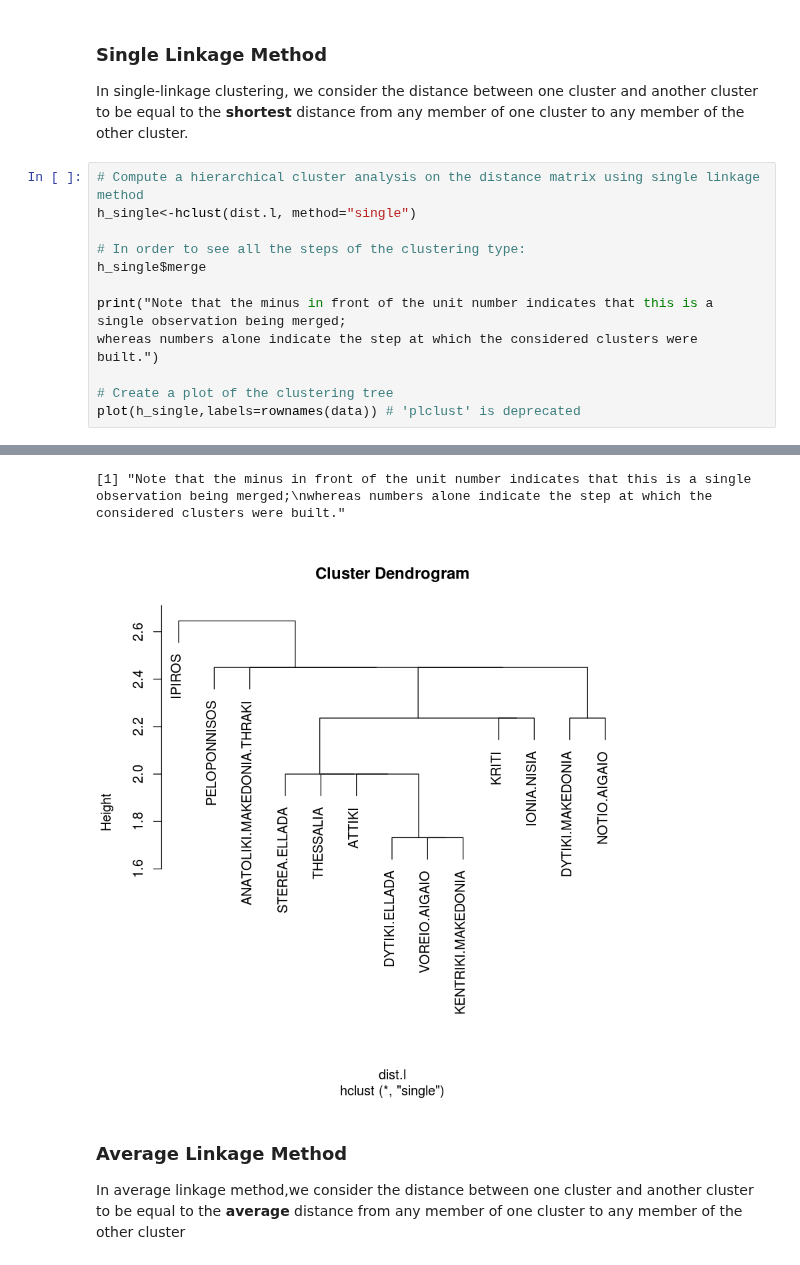
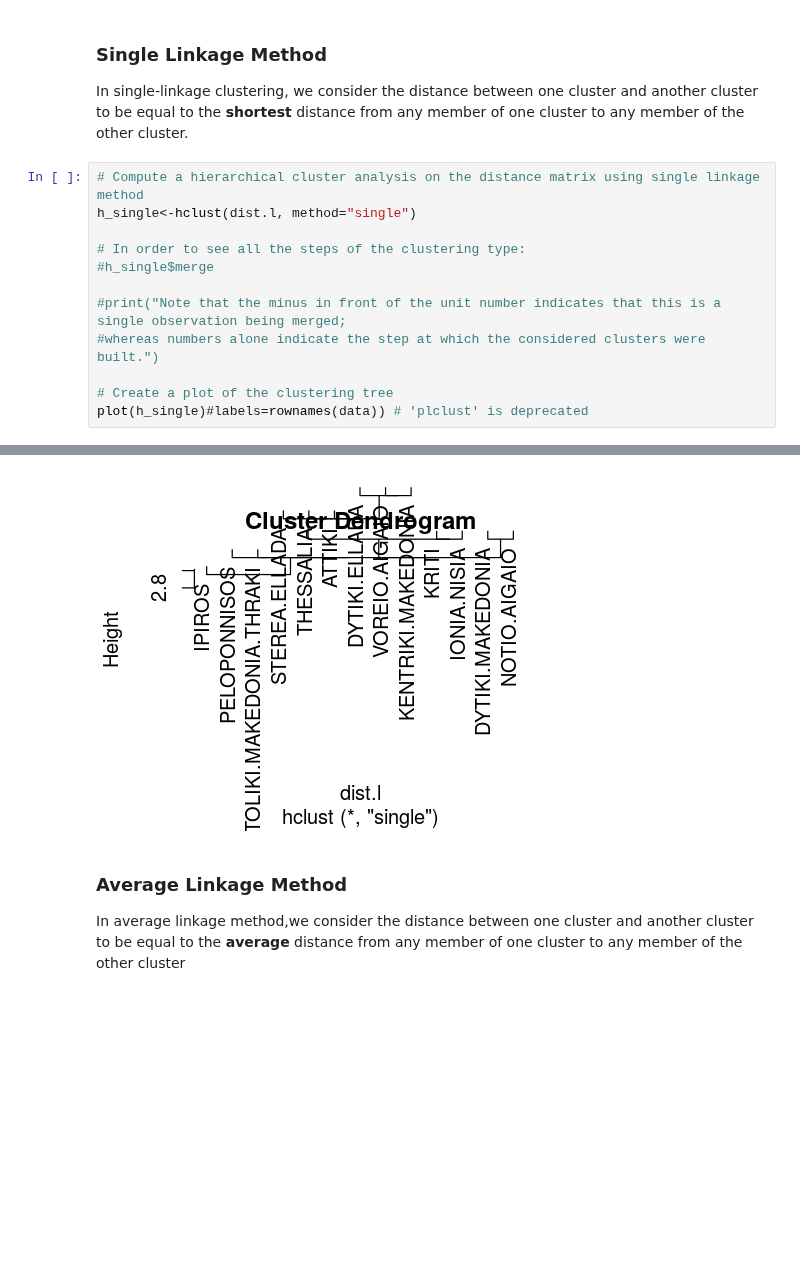
Before and after one commit to eloukas/uth-machine-learning, a Jupyter notebook: labs/lab8/Clustering_priorities_perifereion.ipynb, the cells around one changed output, grey strips where cells are left out. Drawn from its saved outputs; the diff is of its cells as text; blank space fills up the shorter version.

```diff
--- a/labs/lab8/Clustering_priorities_perifereion.ipynb
+++ b/labs/lab8/Clustering_priorities_perifereion.ipynb
@@ -78,11 +63,11 @@ In single-linkage clustering, we consider the distance between one cluster and a
 h_single<-hclust(dist.l, method="single")
 
 # In order to see all the steps of the clustering type:
-h_single$merge
+#h_single$merge
 
-print("Note that the minus in front of the unit number indicates that this is a single observation being merged;
-whereas numbers alone indicate the step at which the considered clusters were built.")
+#print("Note that the minus in front of the unit number indicates that this is a single observation being merged;
+#whereas numbers alone indicate the step at which the considered clusters were built.")
 
 # Create a plot of the clustering tree
-plot(h_single,labels=rownames(data)) # 'plclust' is deprecated
+plot(h_single)#labels=rownames(data)) # 'plclust' is deprecated
 # %% [output]
@@ -101,5 +74,4 @@ plot(h_single,labels=rownames(data)) # 'plclust' is deprecated
-[1] "Note that the minus in front of the unit number indicates that this is a single observation being merged;\nwhereas numbers alone indicate the step at which the considered clusters were built."
-[figure, old version]
+[figure, new version]
 # %% [markdown]
 ### Average Linkage Method
 
```
Also changed, not shown: parts of 6 cells of this notebook, 1 other file.
